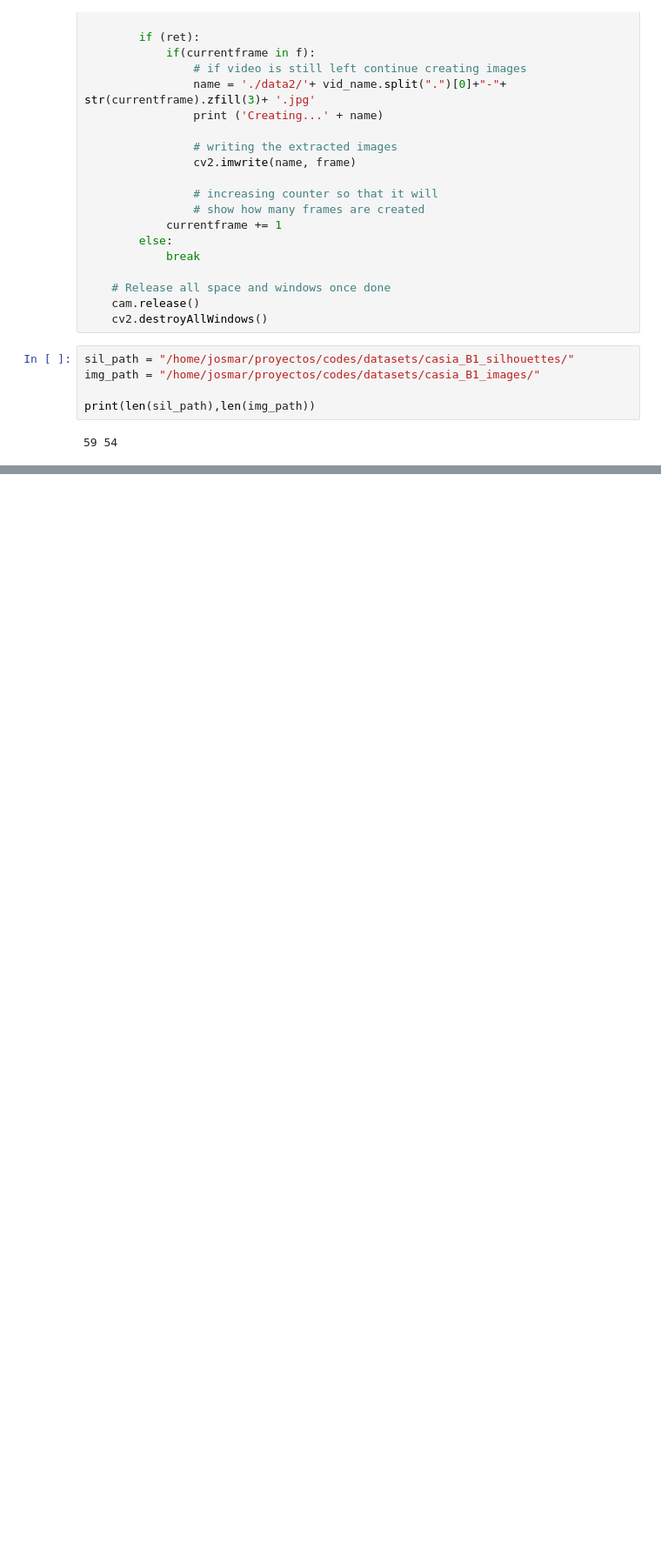
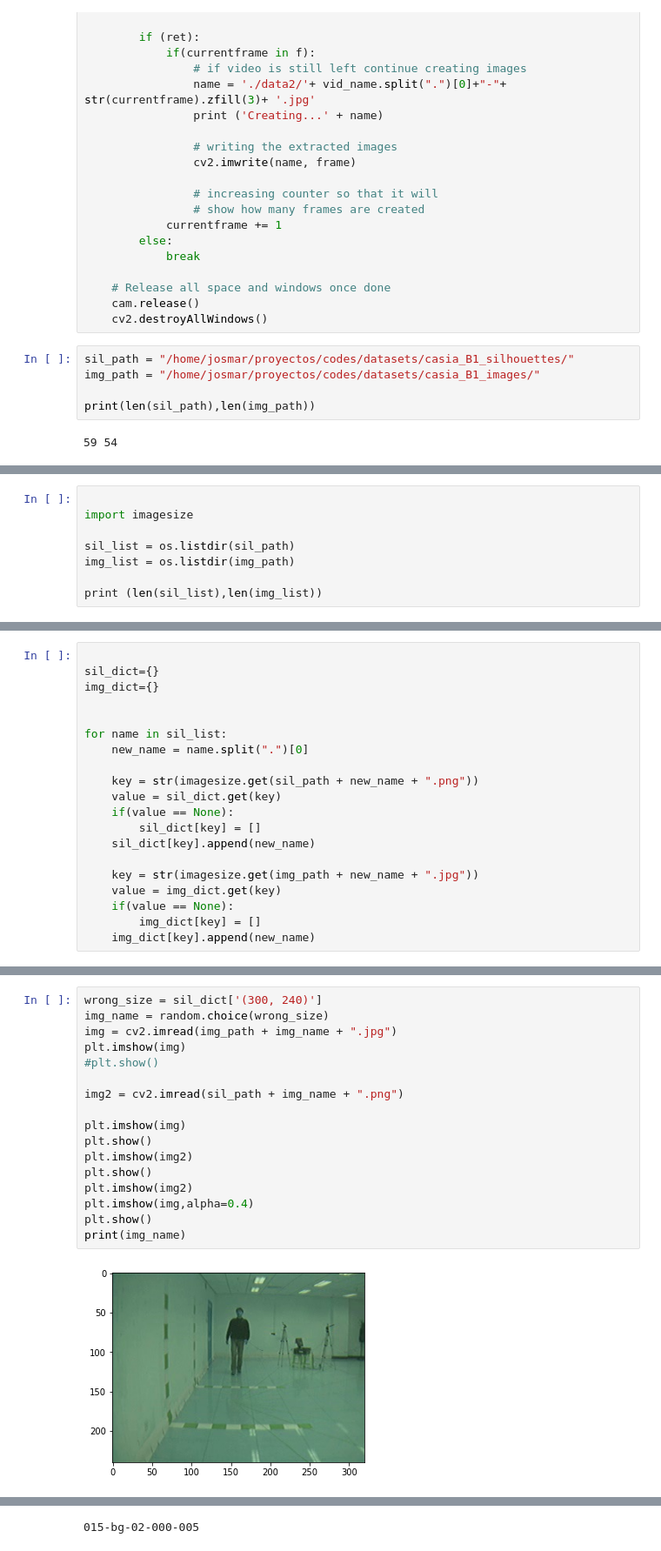
Before and after one commit to JosmarSuarez/Instance_Segmentation_Sandbox, a Jupyter notebook: annotation_tools/directories.ipynb, the cells around one changed output, grey strips where cells are left out. Shown at 87% size. Drawn from its saved outputs; the diff is of its cells as text; blank space fills up the shorter version.

```diff
--- a/annotation_tools/directories.ipynb
+++ b/annotation_tools/directories.ipynb
@@ -130,0 +128,8 @@ plt.show()
+# %%
+
+import imagesize
+
+sil_list = os.listdir(sil_path)
+img_list = os.listdir(img_path)
+
+print (len(sil_list),len(img_list))
@@ -130,0 +138,20 @@ plt.show()
+# %%
+
+sil_dict={}
+img_dict={}
+
+
+for name in sil_list:
+    new_name = name.split(".")[0]
+
+    key = str(imagesize.get(sil_path + new_name + ".png"))
+    value = sil_dict.get(key)
+    if(value == None):
+        sil_dict[key] = []
+    sil_dict[key].append(new_name)
+
+    key = str(imagesize.get(img_path + new_name + ".jpg"))
+    value = img_dict.get(key)
+    if(value == None):
+        img_dict[key] = []
+    img_dict[key].append(new_name)
@@ -130,0 +172,19 @@ plt.show()
+# %%
+wrong_size = sil_dict['(300, 240)']
+img_name = random.choice(wrong_size)
+img = cv2.imread(img_path + img_name + ".jpg")
+plt.imshow(img)
+#plt.show()
+
+img2 = cv2.imread(sil_path + img_name + ".png")
+
+plt.imshow(img)
+plt.show()
+plt.imshow(img2)
+plt.show()
+plt.imshow(img2)
+plt.imshow(img,alpha=0.4)
+plt.show()
+print(img_name)
+# %% [output]
+[figure, added]
@@ -130,0 +193 @@ plt.show()
+015-bg-02-000-005
```
Also changed, not shown: parts of 18 cells of this notebook, 9 other files.
